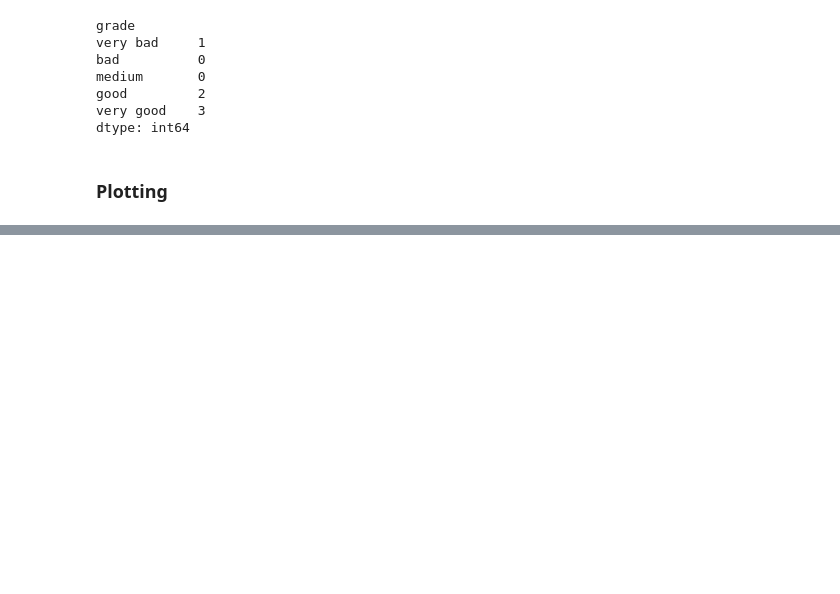
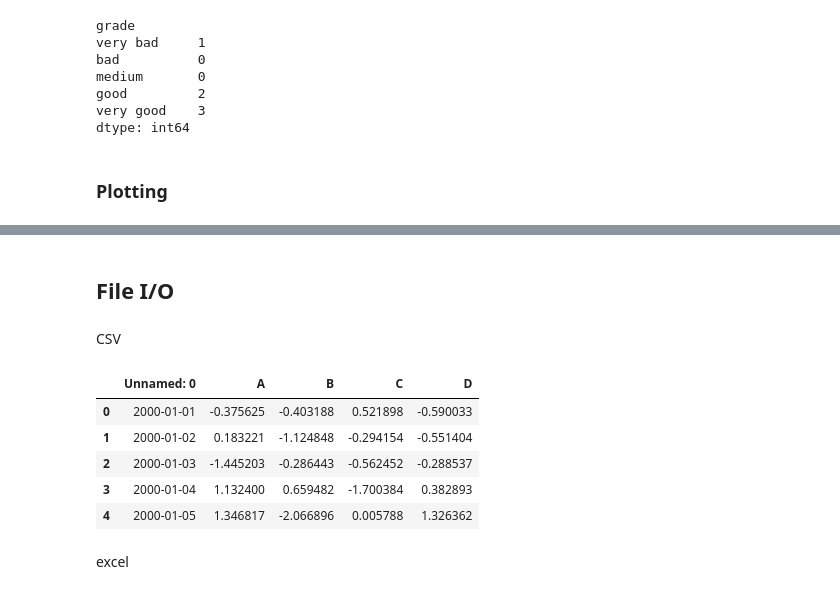
Before and after one commit to jindong66/notes-python, a Jupyter notebook: 12-pandas/12.01-ten-minutes-to-pandas.ipynb, the cells around one changed output, grey strips where cells are left out. Cells and saved outputs as stored; diff of their text form; code cells hidden in the pictures; blank space fills up the shorter version.

```diff
--- a/12-pandas/12.01-ten-minutes-to-pandas.ipynb
+++ b/12-pandas/12.01-ten-minutes-to-pandas.ipynb
@@ -853,0 +854,4 @@ p = plt.legend(loc="best")
+# %% [markdown]
+## File I/O
+# %% [markdown]
+CSV
@@ -853,0 +860,11 @@ p = plt.legend(loc="best")
+# %%
+pd.read_csv('foo.csv').head()
+# %% [output]
+|  | Unnamed: 0 | A | B | C | D |
+| 0 | 2000-01-01 | -0.375625 | -0.403188 | 0.521898 | -0.590033 |
+| 1 | 2000-01-02 | 0.183221 | -1.124848 | -0.294154 | -0.551404 |
+| 2 | 2000-01-03 | -1.445203 | -0.286443 | -0.562452 | -0.288537 |
+| 3 | 2000-01-04 | 1.132400 | 0.659482 | -1.700384 | 0.382893 |
+| 4 | 2000-01-05 | 1.346817 | -2.066896 | 0.005788 | 1.326362 |
+# %% [markdown]
+excel
```
Also changed, not shown: parts of 13 cells of this notebook.
